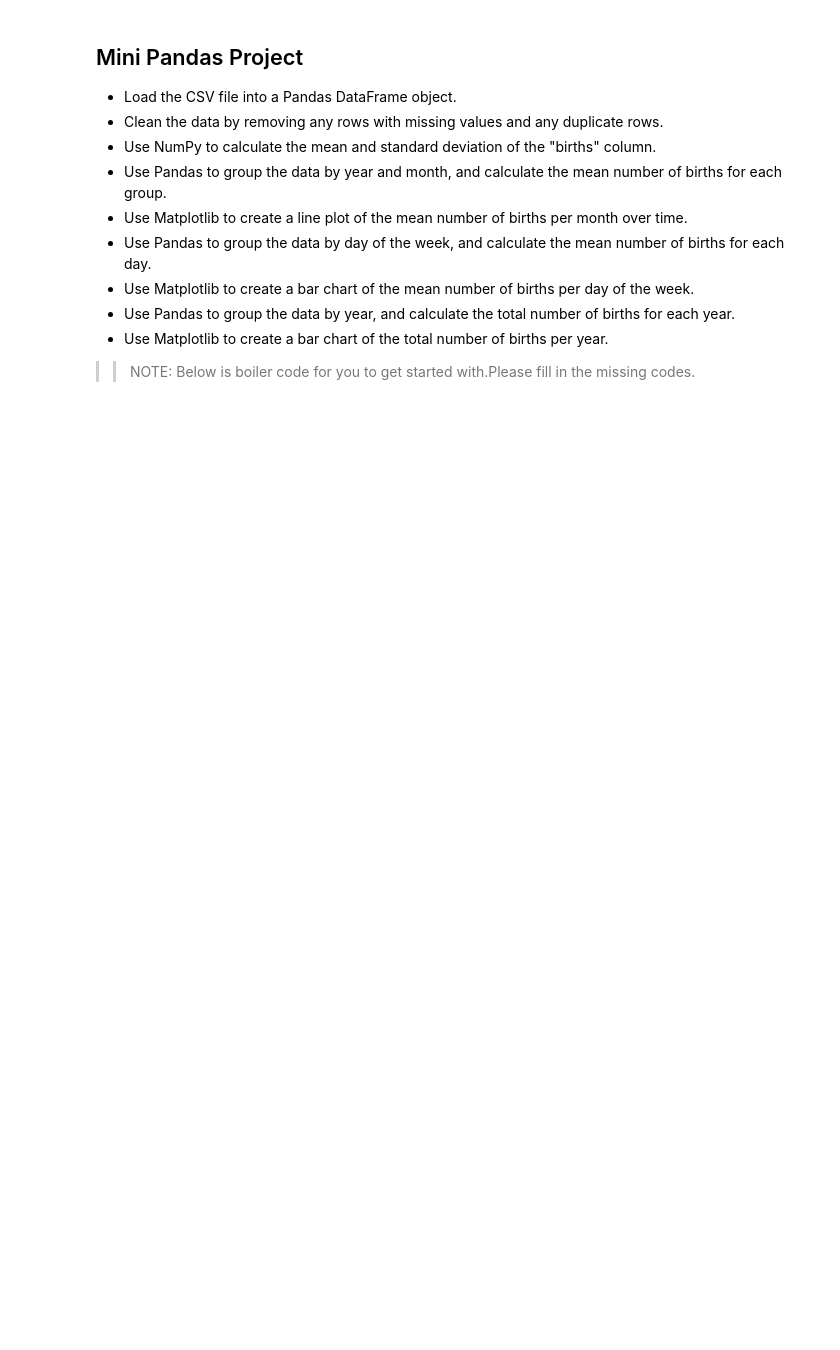
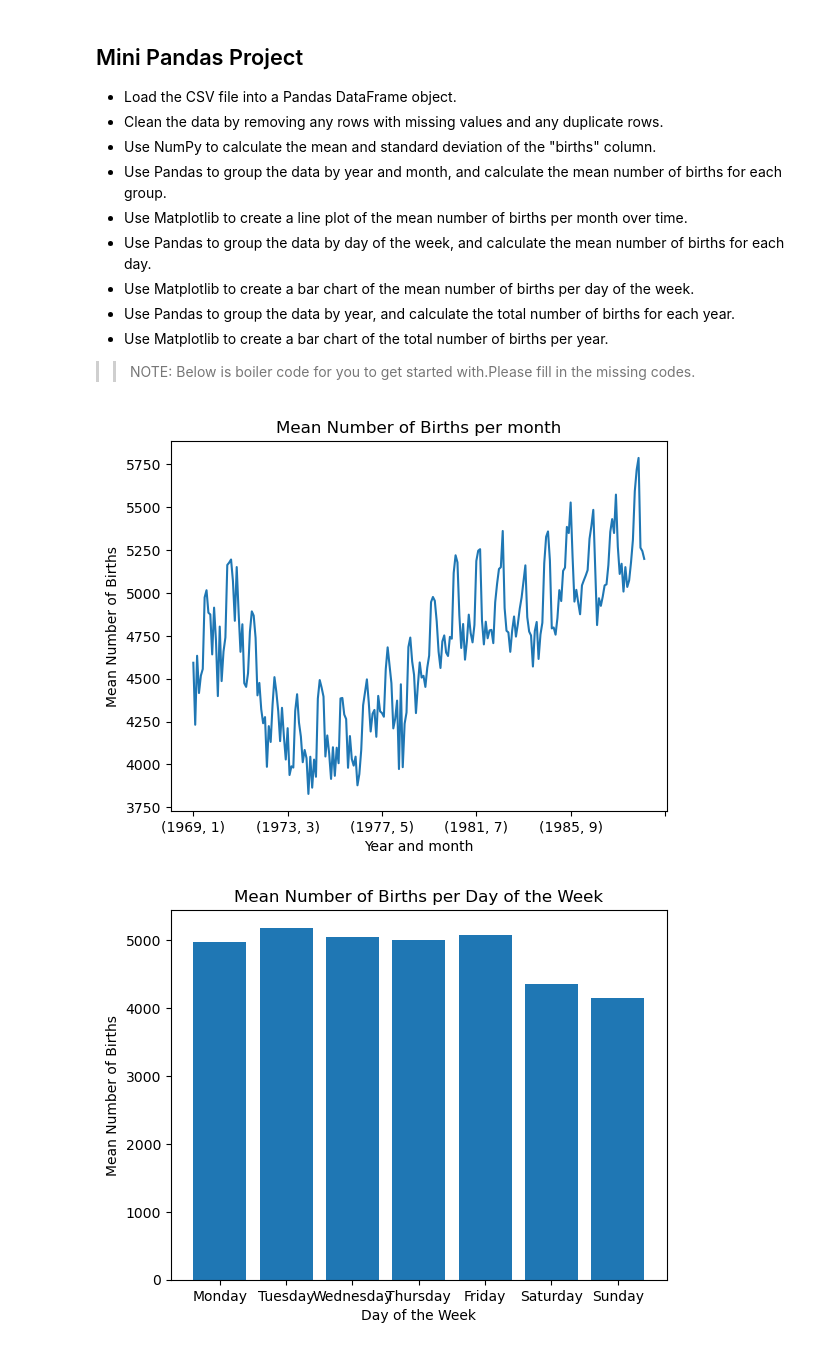
Before and after one commit to shinahkarungi/big-bio-data-class-2023, a Jupyter notebook: Assignments/Pandas Assignment/Pandas_Assignment_GLORIA_NANKOMA_2022_HD07_2048U.ipynb, the cells around one changed output. Cells and saved outputs as stored; diff of their text form; code cells hidden in the pictures; blank space fills up the shorter version.

```diff
--- a/Assignments/Pandas Assignment/Pandas_Assignment_GLORIA_NANKOMA_2022_HD07_2048U.ipynb
+++ b/Assignments/Pandas Assignment/Pandas_Assignment_GLORIA_NANKOMA_2022_HD07_2048U.ipynb
@@ -198,43 +347,53 @@ import matplotlib.pyplot as plt
 
 # Load the CSV file into a Pandas DataFrame object
 df = pd.read_csv("https://raw.githubusercontent.com/jakevdp/data-CDCbirths/master/births.csv")
+df
 
 # Clean the data by removing any rows with missing values and any duplicate rows
-df =
-df =
+df.dropna(inplace=True)
+df = df = df.drop_duplicates()
+df
 
 # Use NumPy to calculate the mean and standard deviation of the "births" column
-mean =
-std_dev =
+mean = mean = np.mean(df['births'])
+mean
+std_dev = st_dev = np.std(df['births'])
+std_dev
 
 # Use Pandas to group the data by year and month, and calculate the mean number of births for each group
-df['date'] = pd.to_datetime(df['year']*10000 + df['month']*100 + df['day'], format='%Y%m%d')
-grouped_by_month =
+df['date'] = pd.to_datetime(df['year']*10000 + df['month']*100 + df['day'], format='%Y%m%d', errors='coerce')
+grouped_by_month = df.groupby(['year', 'month'])['births'].mean()
+grouped_by_month
+
 
 # Use Matplotlib to create a line plot of the mean number of births per month over time
-plt.plot(grouped_by_month)
-plt.xlabel('Year-Month')
+grouped_by_month.plot()
+plt.xlabel('Year and month')
 plt.ylabel('Mean Number of Births')
-plt.title('Mean Number of Births per Month')
+plt.title('Mean Number of Births per month')
 plt.show()
 
 # Use Pandas to group the data by day of the week, and calculate the mean number of births for each day
 df['day_of_week'] = df['date'].dt.day_name()
-grouped_by_day_of_week =
-
+grouped_by_day_of_week = df.groupby(df['date'].dt.day_name())['births'].mean()[['Monday','Tuesday','Wednesday','Thursday','Friday','Saturday','Sunday']]
 # Use Matplotlib to create a bar chart of the mean number of births per day of the week
 plt.bar(grouped_by_day_of_week.index, grouped_by_day_of_week.values)
 plt.xlabel('Day of the Week')
 plt.ylabel('Mean Number of Births')
 plt.title('Mean Number of Births per Day of the Week')
 plt.show()
 
 # Use Pandas to group the data by year, and calculate the total number of births for each year
-grouped_by_year =
+grouped_by_year = df.groupby(df['date'].dt.year)['births'].sum()
+
+
 
 # Use Matplotlib to create a bar chart of the total number of births per year
 plt.bar(grouped_by_year.index, grouped_by_year.values)
 plt.xlabel('Year')
 plt.ylabel('Total Number of Births')
 plt.title('Total Number of Births per Year')
 plt.show()
+# %% [output]
+[figure, added]
+[figure, added]
```
Also changed, not shown: parts of 22 cells of this notebook.
